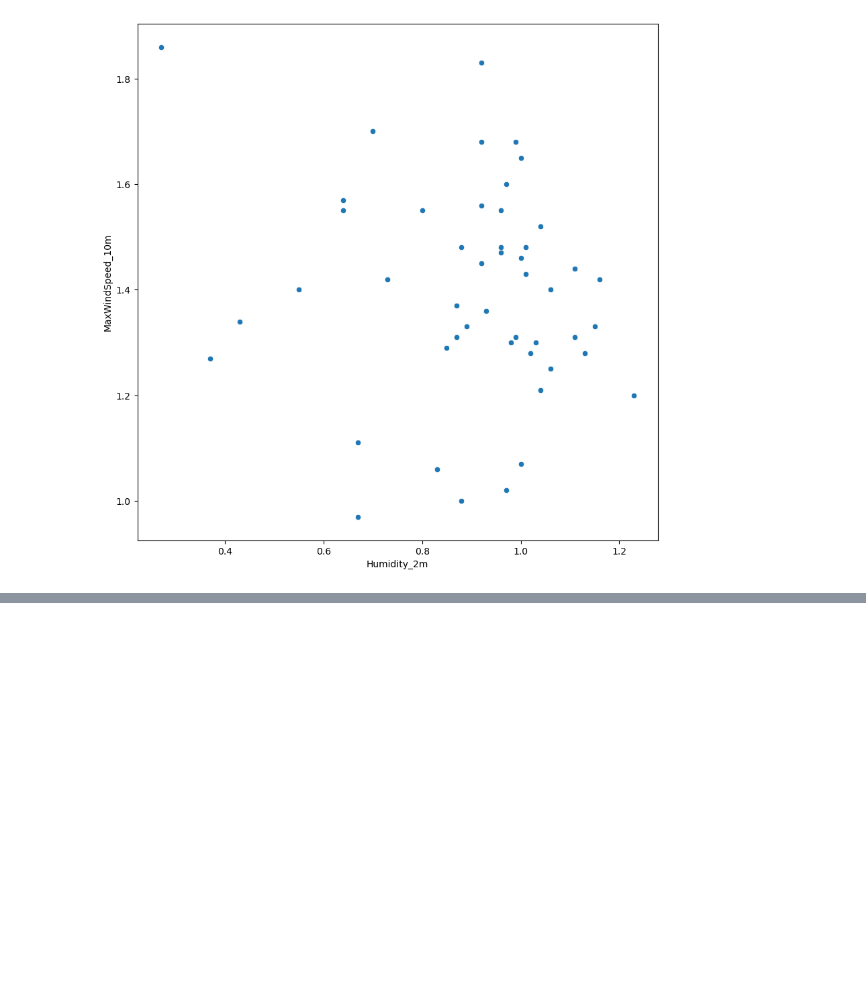
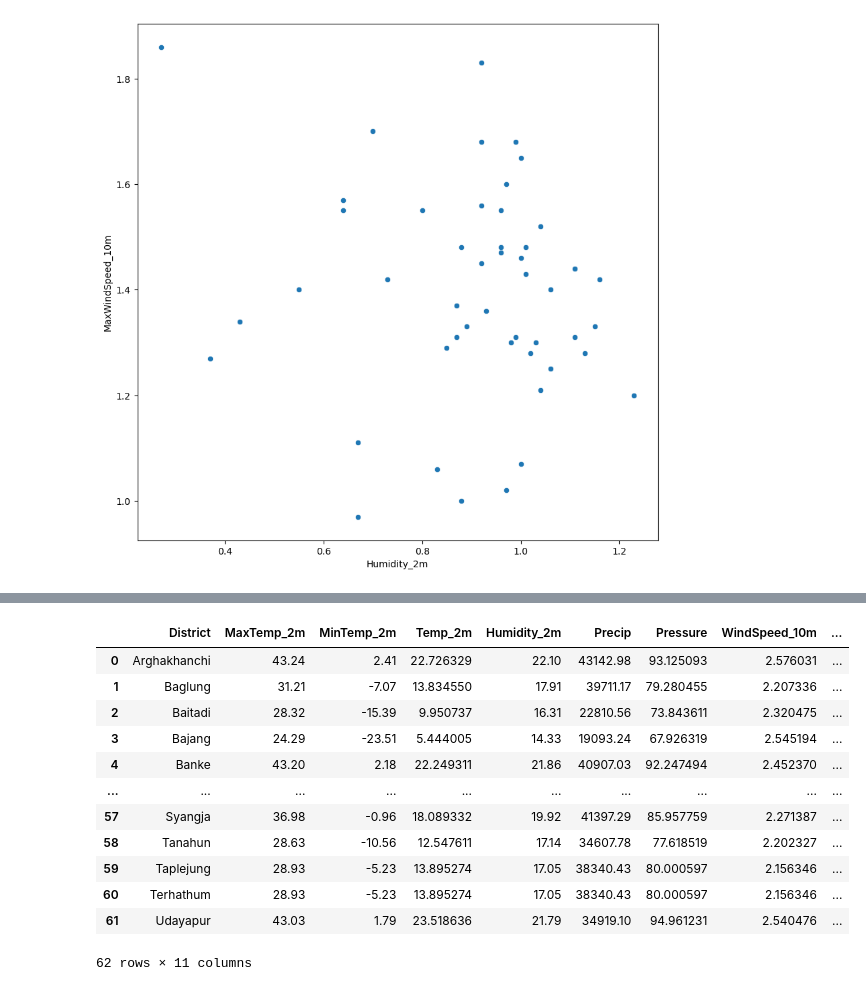
Before and after one commit to sanjip1203/nepal-daily-climate, a Jupyter notebook: nepal_climate.ipynb, the cells around one changed output, grey strips where cells are left out. Cells and saved outputs as stored; diff of their text form; code cells hidden in the pictures; blank space fills up the shorter version.

```diff
--- a/nepal_climate.ipynb
+++ b/nepal_climate.ipynb
@@ -276,0 +316,19 @@ sns.scatterplot(x=df.groupby('District')['Humidity_2m'].min().sort_values(),y=df
+# %%
+district_location = df[['District', 'Latitude', 'Longitude']].drop_duplicates()
+district_map = pd.merge(district_map, district_location, on="District")
+# %%
+district_map
+# %% [output]
+|  | District | MaxTemp_2m | MinTemp_2m | Temp_2m | Humidity_2m | Precip | Pressure | WindSpeed_10m | ... |
+| 0 | Arghakhanchi | 43.24 | 2.41 | 22.726329 | 22.10 | 43142.98 | 93.125093 | 2.576031 | ... |
+| 1 | Baglung | 31.21 | -7.07 | 13.834550 | 17.91 | 39711.17 | 79.280455 | 2.207336 | ... |
+| 2 | Baitadi | 28.32 | -15.39 | 9.950737 | 16.31 | 22810.56 | 73.843611 | 2.320475 | ... |
+| 3 | Bajang | 24.29 | -23.51 | 5.444005 | 14.33 | 19093.24 | 67.926319 | 2.545194 | ... |
+| 4 | Banke | 43.20 | 2.18 | 22.249311 | 21.86 | 40907.03 | 92.247494 | 2.452370 | ... |
+| ... | ... | ... | ... | ... | ... | ... | ... | ... | ... |
+| 57 | Syangja | 36.98 | -0.96 | 18.089332 | 19.92 | 41397.29 | 85.957759 | 2.271387 | ... |
+| 58 | Tanahun | 28.63 | -10.56 | 12.547611 | 17.14 | 34607.78 | 77.618519 | 2.202327 | ... |
+| 59 | Taplejung | 28.93 | -5.23 | 13.895274 | 17.05 | 38340.43 | 80.000597 | 2.156346 | ... |
+| 60 | Terhathum | 28.93 | -5.23 | 13.895274 | 17.05 | 38340.43 | 80.000597 | 2.156346 | ... |
+| 61 | Udayapur | 43.03 | 1.79 | 23.518636 | 21.79 | 34919.10 | 94.961231 | 2.540476 | ... |
+62 rows × 11 columns
```
Also changed, not shown: parts of 3 cells of this notebook.
